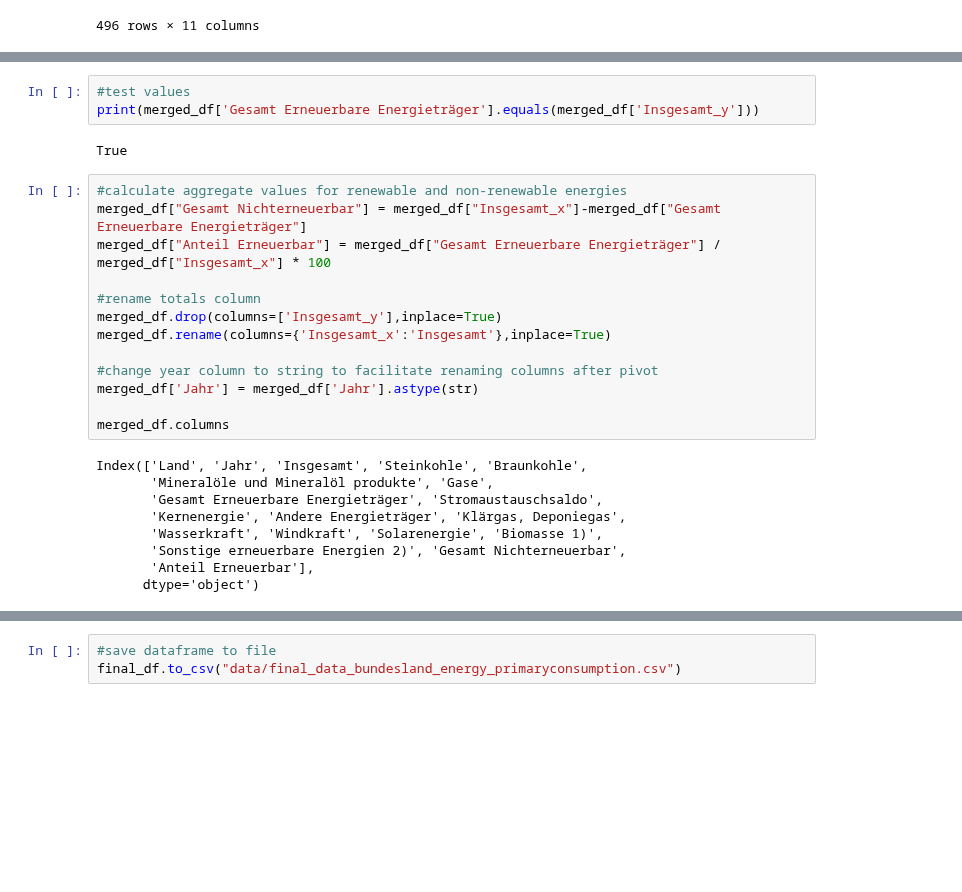
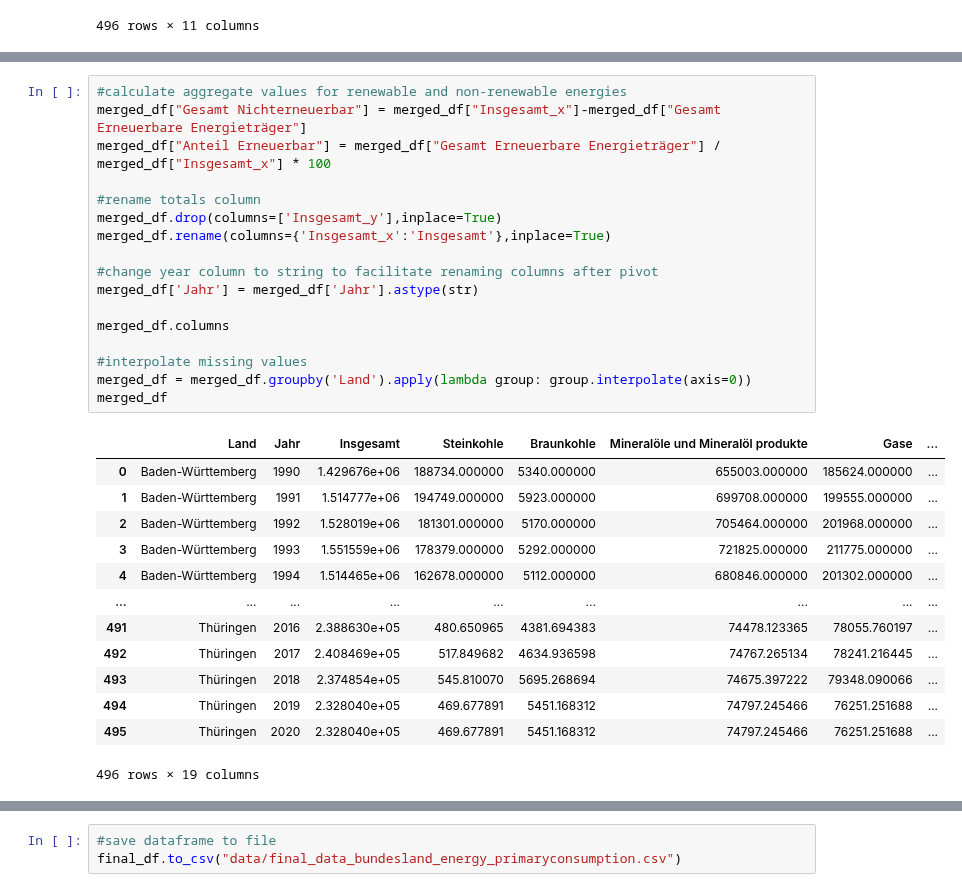
Before and after one commit to uclab-potsdam/klimataz, a Jupyter notebook: data/energy/final_data_energy_bundesland_primaryenergy.ipynb, the cells around one changed output, grey strips where cells are left out. Saved outputs shown, nothing was run; the diff lists cells and outputs as text; blank space fills up the shorter version.

```diff
--- a/data/energy/final_data_energy_bundesland_primaryenergy.ipynb
+++ b/data/energy/final_data_energy_bundesland_primaryenergy.ipynb
@@ -118,30 +123,34 @@ merged_df
-# %%
-#test values
-print(merged_df['Gesamt Erneuerbare Energieträger'].equals(merged_df['Insgesamt_y']))
-# %% [output]
-True
 # %%
 #calculate aggregate values for renewable and non-renewable energies
 merged_df["Gesamt Nichterneuerbar"] = merged_df["Insgesamt_x"]-merged_df["Gesamt Erneuerbare Energieträger"]
 merged_df["Anteil Erneuerbar"] = merged_df["Gesamt Erneuerbare Energieträger"] / merged_df["Insgesamt_x"] * 100
 
 #rename totals column
 merged_df.drop(columns=['Insgesamt_y'],inplace=True)
 merged_df.rename(columns={'Insgesamt_x':'Insgesamt'},inplace=True)
 
 #change year column to string to facilitate renaming columns after pivot
 merged_df['Jahr'] = merged_df['Jahr'].astype(str)
 
 merged_df.columns
+
+#interpolate missing values
+merged_df = merged_df.groupby('Land').apply(lambda group: group.interpolate(axis=0))
+merged_df
 # %% [output]
+|  | Land | Jahr | Insgesamt | Steinkohle | Braunkohle | Mineralöle und Mineralöl produkte | Gase | ... |
+| 0 | Baden-Württemberg | 1990 | 1.429676e+06 | 188734.000000 | 5340.000000 | 655003.000000 | 185624.000000 | ... |
+| 1 | Baden-Württemberg | 1991 | 1.514777e+06 | 194749.000000 | 5923.000000 | 699708.000000 | 199555.000000 | ... |
+| 2 | Baden-Württemberg | 1992 | 1.528019e+06 | 181301.000000 | 5170.000000 | 705464.000000 | 201968.000000 | ... |
+| 3 | Baden-Württemberg | 1993 | 1.551559e+06 | 178379.000000 | 5292.000000 | 721825.000000 | 211775.000000 | ... |
+| 4 | Baden-Württemberg | 1994 | 1.514465e+06 | 162678.000000 | 5112.000000 | 680846.000000 | 201302.000000 | ... |
+| ... | ... | ... | ... | ... | ... | ... | ... | ... |
+| 491 | Thüringen | 2016 | 2.388630e+05 | 480.650965 | 4381.694383 | 74478.123365 | 78055.760197 | ... |
+| 492 | Thüringen | 2017 | 2.408469e+05 | 517.849682 | 4634.936598 | 74767.265134 | 78241.216445 | ... |
+| 493 | Thüringen | 2018 | 2.374854e+05 | 545.810070 | 5695.268694 | 74675.397222 | 79348.090066 | ... |
+| 494 | Thüringen | 2019 | 2.328040e+05 | 469.677891 | 5451.168312 | 74797.245466 | 76251.251688 | ... |
+| 495 | Thüringen | 2020 | 2.328040e+05 | 469.677891 | 5451.168312 | 74797.245466 | 76251.251688 | ... |
-Index(['Land', 'Jahr', 'Insgesamt', 'Steinkohle', 'Braunkohle',
-       'Mineralöle und Mineralöl produkte', 'Gase',
-       'Gesamt Erneuerbare Energieträger', 'Stromaustauschsaldo',
-       'Kernenergie', 'Andere Energieträger', 'Klärgas, Deponiegas',
-       'Wasserkraft', 'Windkraft', 'Solarenergie', 'Biomasse 1)',
-       'Sonstige erneuerbare Energien 2)', 'Gesamt Nichterneuerbar',
-       'Anteil Erneuerbar'],
-      dtype='object')
+496 rows × 19 columns
 # %%
 #pivot table to have regions in rows and years and energy type in columns
 final_df = merged_df.pivot(index = 'Land', columns = ['Jahr'], values= ['Insgesamt', 'Steinkohle', 'Braunkohle',
```
Also changed, not shown: parts of 3 cells of this notebook, 5 other files.
